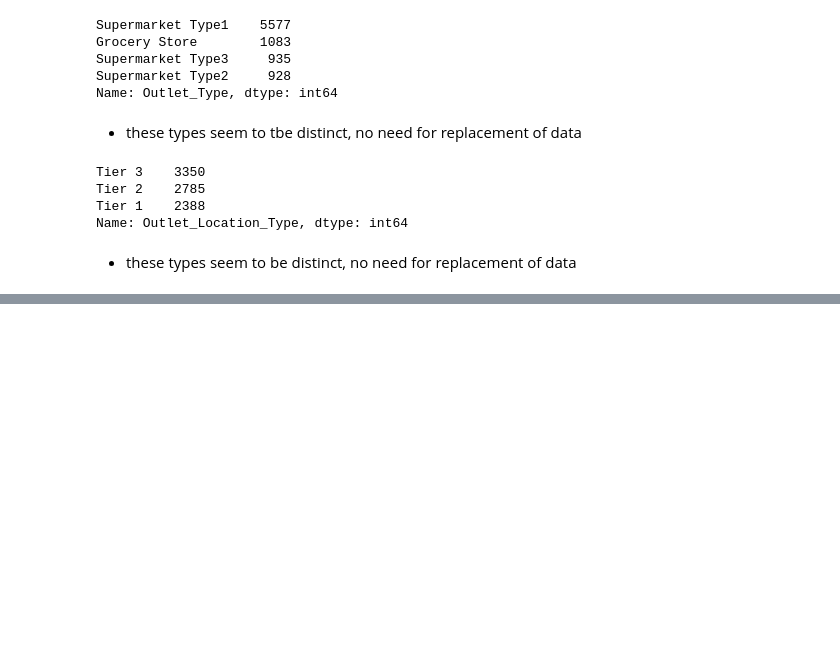
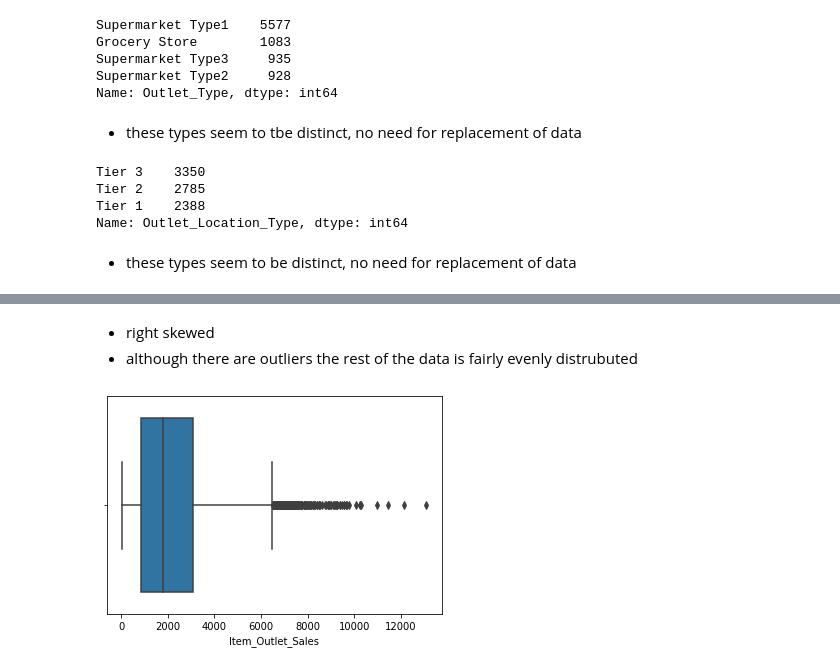
Before and after one commit to ELBrown11/CodingDojoPortfolioProjects, a Jupyter notebook: Project1.ipynb, the cells around one changed output, grey strips where cells are left out. Drawn from its saved outputs; the diff is of its cells as text; code cells hidden in the pictures; blank space fills up the shorter version.

```diff
--- a/Project1.ipynb
+++ b/Project1.ipynb
@@ -201,0 +235,9 @@ Name: Outlet_Location_Type, dtype: int64
+# %% [markdown]
+* right skewed
+* although there are outliers the rest of the data is fairly evenly distrubuted
+# %%
+#boxplot for item outlet sales
+#sales_data.boxplot(column=['Item_Outlet_Sales'], vert=False)
+ax = sns.boxplot(x=sales_data['Item_Outlet_Sales'])
+# %% [output]
+[figure, added]
```
Also changed, not shown: parts of 13 cells of this notebook.
